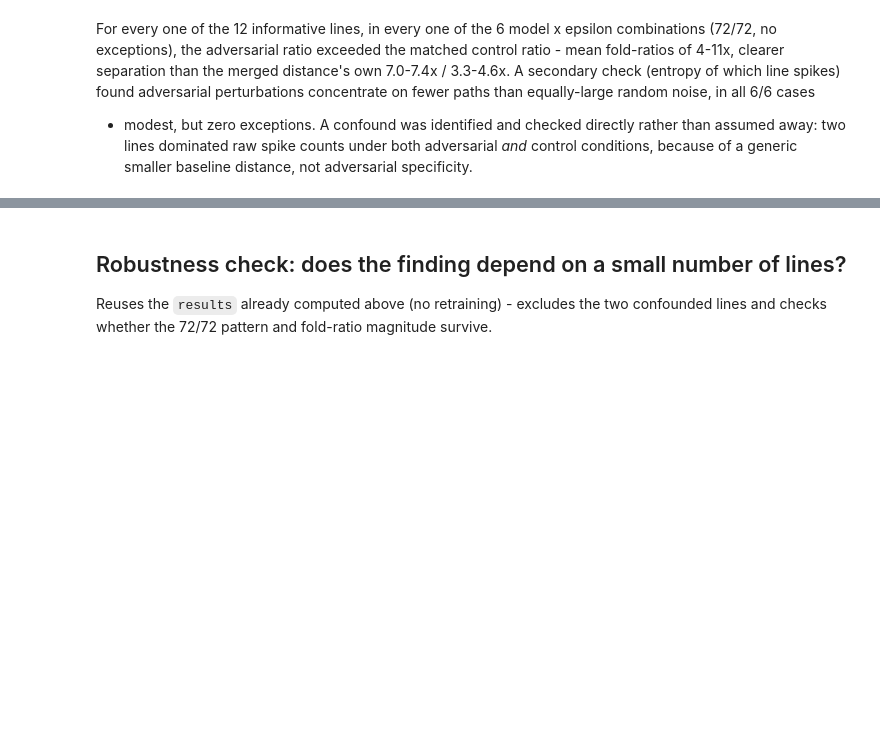
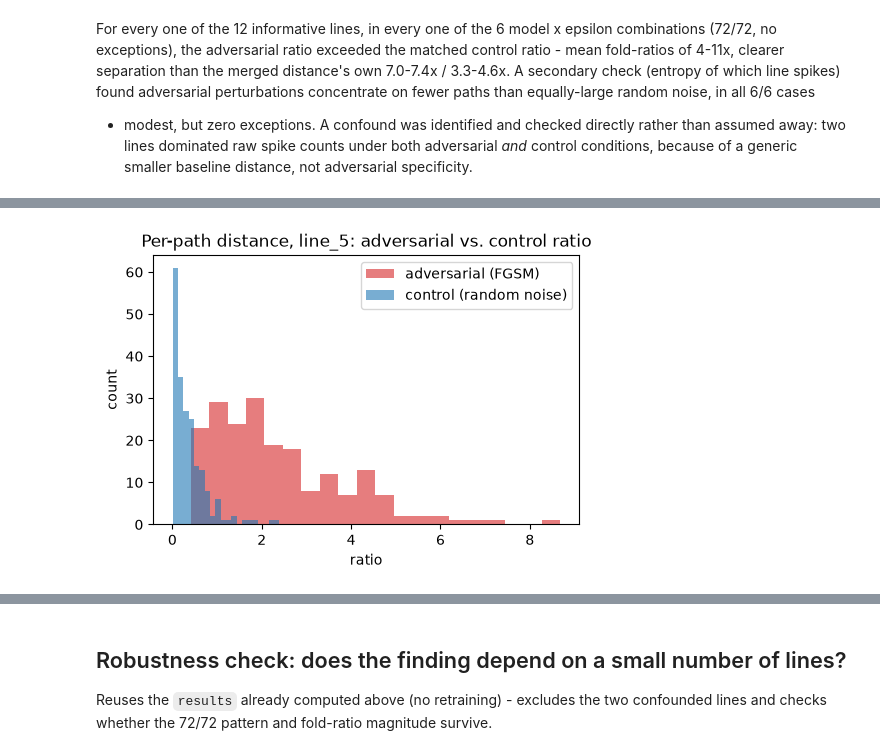
Before and after one commit to Kilobyte947/Datasig, a Jupyter notebook: signature_distance/notebook_method_b_further_work.ipynb, the cells around one changed output, grey strips where cells are left out. Saved outputs shown, nothing was run; the diff lists cells and outputs as text; code cells hidden in the pictures; blank space fills up the shorter version.

```diff
--- a/signature_distance/notebook_method_b_further_work.ipynb
+++ b/signature_distance/notebook_method_b_further_work.ipynb
@@ -180,0 +215,9 @@ conditions, because of a generic smaller baseline distance, not adversarial spec
+# %%
+e = results['models']['SmallCNN']['eps'][0.03]
+fig = plots.plot_ratio_distribution(
+    e['ratio_adv'][:, best_line], e['ratio_control'][:, best_line],
+    title=f"Per-path distance, line_{best_line}: adversarial vs. control ratio")
+display(fig)
+plt.close(fig)
+# %% [output]
+[figure, added]
```
Also changed, not shown: parts of 10 cells of this notebook, 2 other files.
